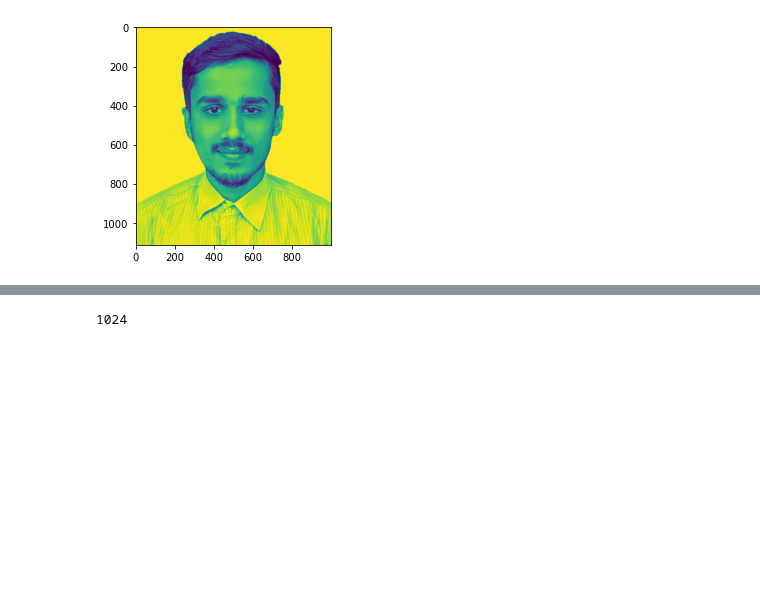
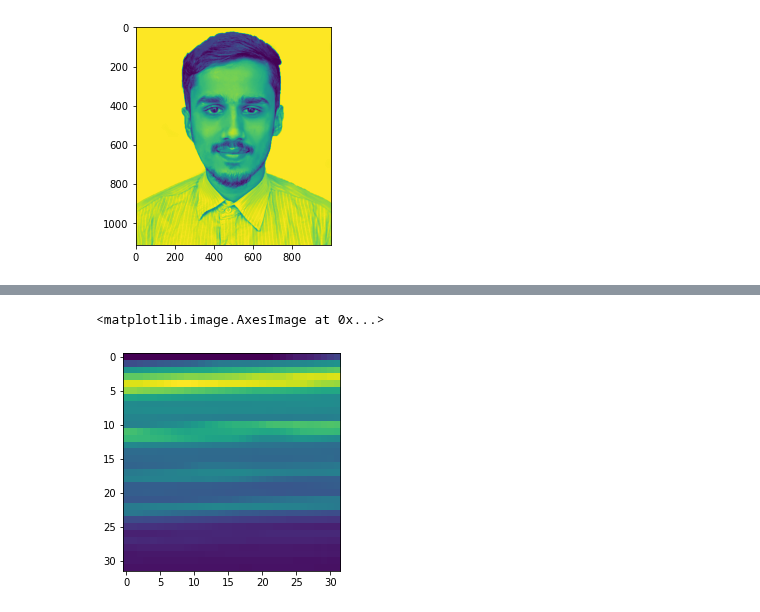
Before and after one commit to rissuuuu/DataScience, a Jupyter notebook: DeepLearning_Complete/Eigenfaces.ipynb, the cells around one changed output, grey strips where cells are left out. Saved outputs shown, nothing was run; the diff lists cells and outputs as text; code cells hidden in the pictures; blank space fills up the shorter version.

```diff
--- a/DeepLearning_Complete/Eigenfaces.ipynb
+++ b/DeepLearning_Complete/Eigenfaces.ipynb
@@ -42,4 +54,5 @@ pca[:,0].shape
-# %%
-32*32
-# %% [output]
-1024
+# %%
+pl.imshow(pca[:,0].reshape(32,32))
+# %% [output]
+<matplotlib.image.AxesImage at 0x...>
+[figure, added]
```
Also changed, not shown: parts of 4 cells of this notebook.
